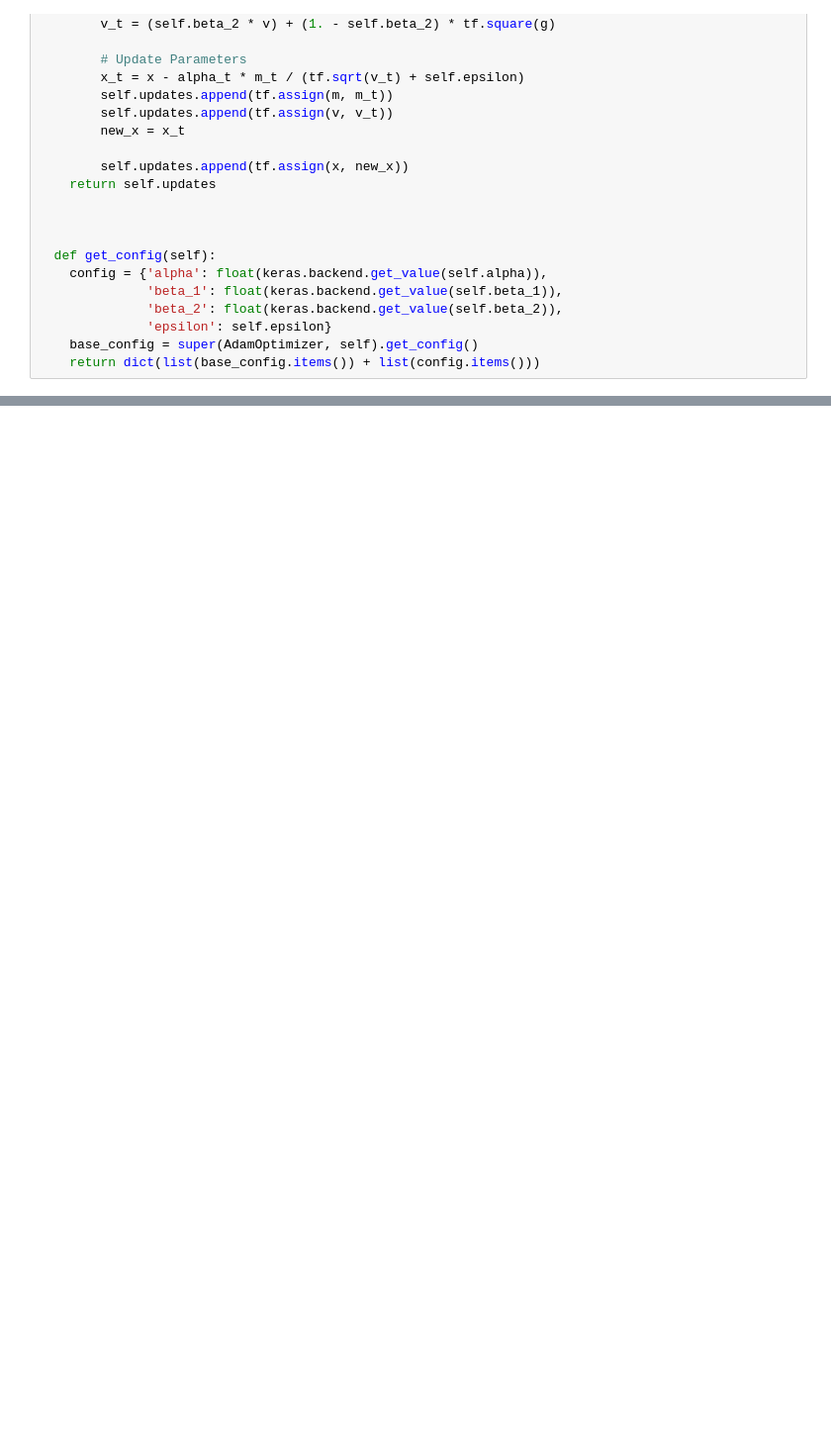
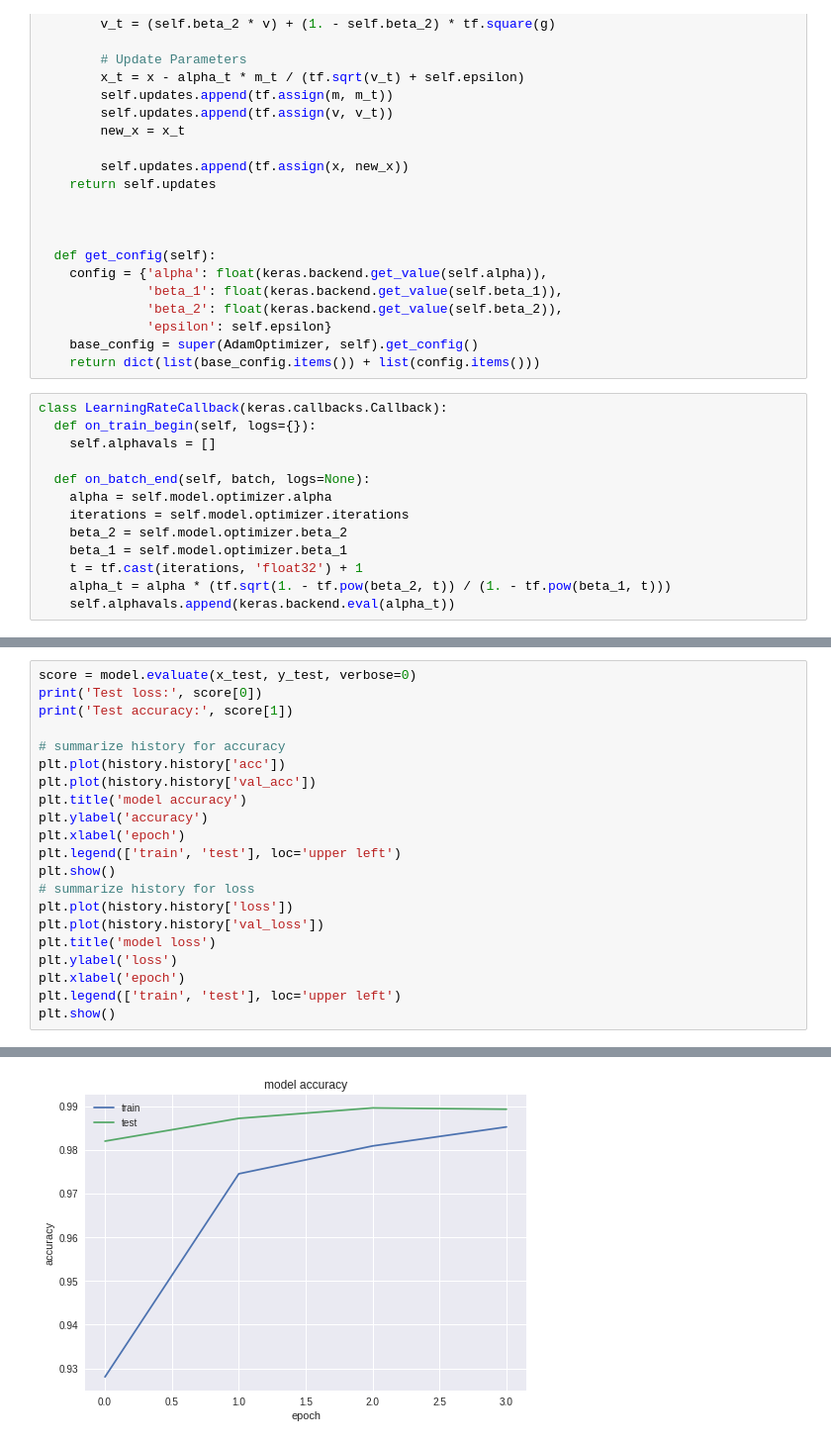
Before and after one commit to ortap/ECE471, a Jupyter notebook: Midterm/Midterm_MNIST_Classification.ipynb, the cells around one changed output, grey strips where cells are left out. Shown: that part at 99% size. Saved outputs shown, nothing was run; the diff lists cells and outputs as text; blank space fills up the shorter version.

```diff
--- a/Midterm/Midterm_MNIST_Classification.ipynb
+++ b/Midterm/Midterm_MNIST_Classification.ipynb
@@ -118,3 +119,16 @@ class AdamOptimizer(Optimizer):
               'epsilon': self.epsilon}
     base_config = super(AdamOptimizer, self).get_config()
     return dict(list(base_config.items()) + list(config.items()))
+# %%
+class LearningRateCallback(keras.callbacks.Callback):
+  def on_train_begin(self, logs={}):
+    self.alphavals = []
+
+  def on_batch_end(self, batch, logs=None):
+    alpha = self.model.optimizer.alpha
+    iterations = self.model.optimizer.iterations
+    beta_2 = self.model.optimizer.beta_2
+    beta_1 = self.model.optimizer.beta_1
+    t = tf.cast(iterations, 'float32') + 1
+    alpha_t = alpha * (tf.sqrt(1. - tf.pow(beta_2, t)) / (1. - tf.pow(beta_1, t)))
+    self.alphavals.append(keras.backend.eval(alpha_t))
@@ -120,0 +181,22 @@ class AdamOptimizer(Optimizer):
+# %%
+score = model.evaluate(x_test, y_test, verbose=0)
+print('Test loss:', score[0])
+print('Test accuracy:', score[1])
+
+# summarize history for accuracy
+plt.plot(history.history['acc'])
+plt.plot(history.history['val_acc'])
+plt.title('model accuracy')
+plt.ylabel('accuracy')
+plt.xlabel('epoch')
+plt.legend(['train', 'test'], loc='upper left')
+plt.show()
+# summarize history for loss
+plt.plot(history.history['loss'])
+plt.plot(history.history['val_loss'])
+plt.title('model loss')
+plt.ylabel('loss')
+plt.xlabel('epoch')
+plt.legend(['train', 'test'], loc='upper left')
+plt.show()
+# %% [output]
@@ -120,0 +205 @@ class AdamOptimizer(Optimizer):
+[figure, added]
```
Also changed, not shown: parts of 6 cells of this notebook.
